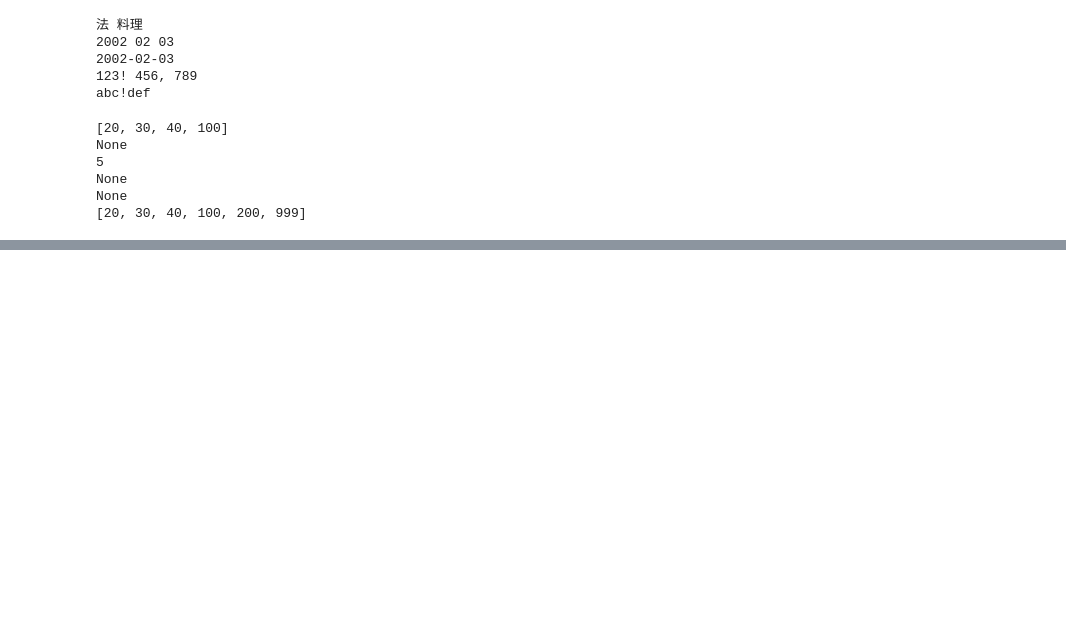
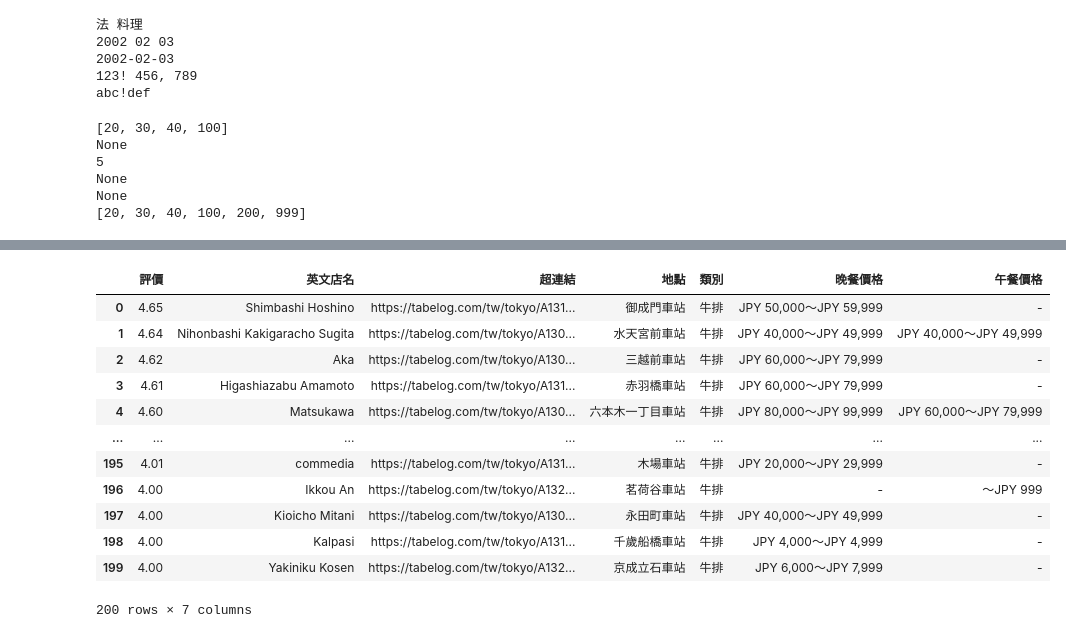
Before and after one commit to ldsAS/Tibame-AI-Learning, a Jupyter notebook: Tibame20250422.ipynb, the cells around one changed output, grey strips where cells are left out. Cells and saved outputs as stored; diff of their text form; code cells hidden in the pictures; blank space fills up the shorter version.

```diff
--- a/Tibame20250422.ipynb
+++ b/Tibame20250422.ipynb
@@ -313,0 +413,33 @@ None
+# %%
+import json
+
+f = open("tabelog.json", "w", encoding="utf-8")
+json.dump(table, f, ensure_ascii=False, indent=4)
+f.close()
+# %%
+# 如果你想照實的存一個json
+import json
+
+with open("tabelog.json", "w", encoding="utf-8") as f:
+    json.dump(table, f, ensure_ascii=False, indent=4)
+
+with open("tabelog.json", "r", encoding="utf-8") as f:
+    # content = f.read()
+    # table = json.loads(content)
+    table = json.load(f)
+
+pd.json_normalize(table)
+# %% [output]
+|  | 評價 | 英文店名 | 超連結 | 地點 | 類別 | 晚餐價格 | 午餐價格 |
+| 0 | 4.65 | Shimbashi Hoshino | https://tabelog.com/tw/tokyo/A131... | 御成門車站 | 牛排 | JPY 50,000～JPY 59,999 | - |
+| 1 | 4.64 | Nihonbashi Kakigaracho Sugita | https://tabelog.com/tw/tokyo/A130... | 水天宮前車站 | 牛排 | JPY 40,000～JPY 49,999 | JPY 40,000～JPY 49,999 |
+| 2 | 4.62 | Aka | https://tabelog.com/tw/tokyo/A130... | 三越前車站 | 牛排 | JPY 60,000～JPY 79,999 | - |
+| 3 | 4.61 | Higashiazabu Amamoto | https://tabelog.com/tw/tokyo/A131... | 赤羽橋車站 | 牛排 | JPY 60,000～JPY 79,999 | - |
+| 4 | 4.60 | Matsukawa | https://tabelog.com/tw/tokyo/A130... | 六本木一丁目車站 | 牛排 | JPY 80,000～JPY 99,999 | JPY 60,000～JPY 79,999 |
+| ... | ... | ... | ... | ... | ... | ... | ... |
+| 195 | 4.01 | commedia | https://tabelog.com/tw/tokyo/A131... | 木場車站 | 牛排 | JPY 20,000～JPY 29,999 | - |
+| 196 | 4.00 | Ikkou An | https://tabelog.com/tw/tokyo/A132... | 茗荷谷車站 | 牛排 | - | ～JPY 999 |
+| 197 | 4.00 | Kioicho Mitani | https://tabelog.com/tw/tokyo/A130... | 永田町車站 | 牛排 | JPY 40,000～JPY 49,999 | - |
+| 198 | 4.00 | Kalpasi | https://tabelog.com/tw/tokyo/A131... | 千歲船橋車站 | 牛排 | JPY 4,000～JPY 4,999 | - |
+| 199 | 4.00 | Yakiniku Kosen | https://tabelog.com/tw/tokyo/A132... | 京成立石車站 | 牛排 | JPY 6,000～JPY 7,999 | - |
+200 rows × 7 columns
```
Also changed, not shown: parts of 3 cells of this notebook.
